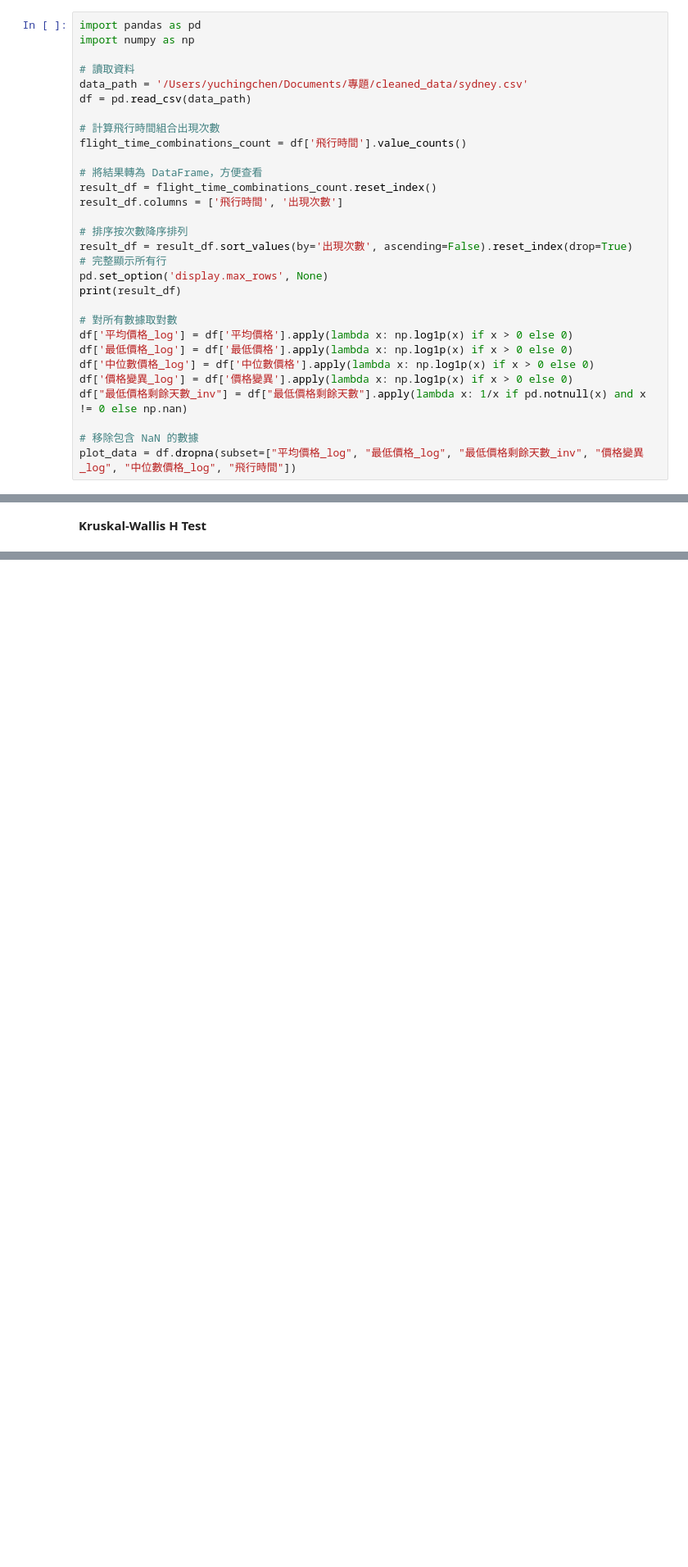
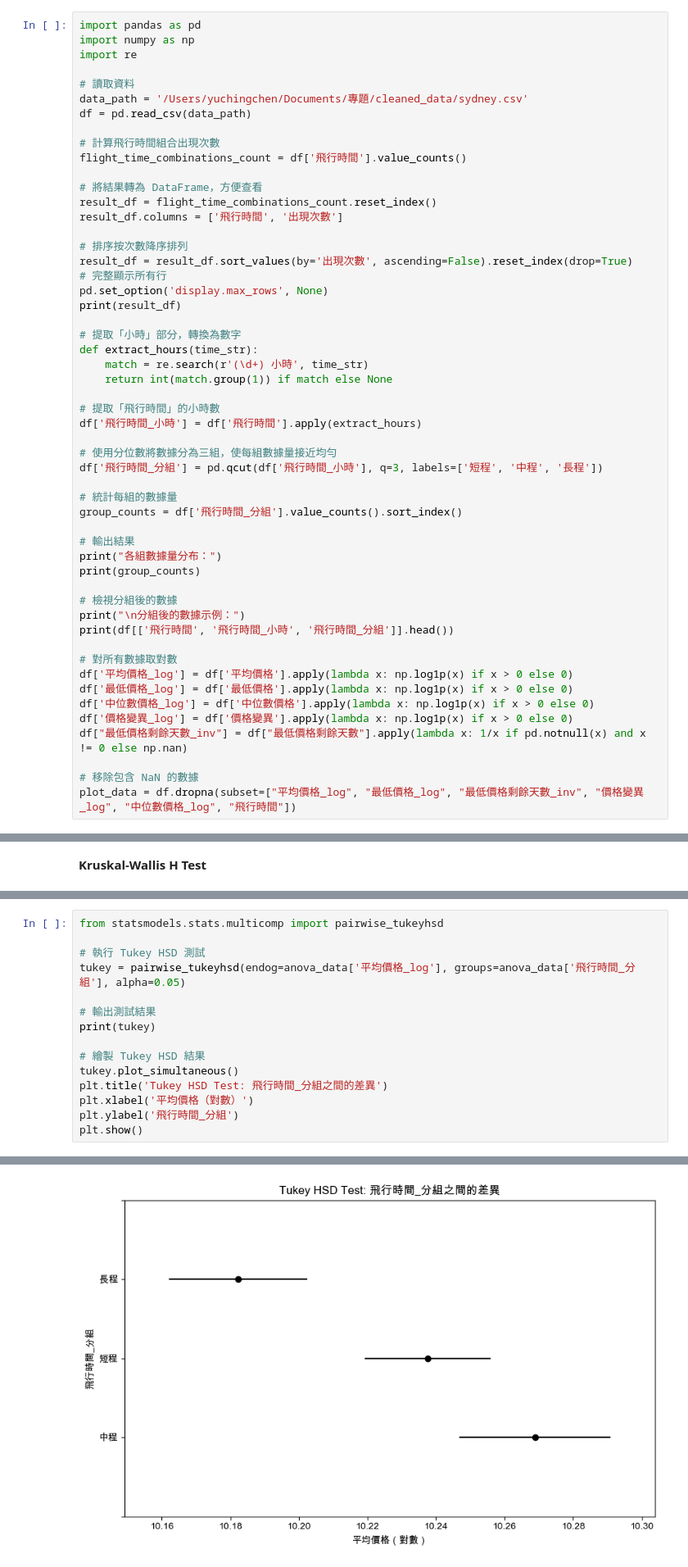
Before and after one commit to ching1223/flight_data, a Jupyter notebook: cleaned_data/flight_time_sydney.ipynb, the cells around one changed output, grey strips where cells are left out. Shown: that part at 82% size. Saved outputs shown, nothing was run; the diff lists cells and outputs as text; blank space fills up the shorter version.

```diff
--- a/cleaned_data/flight_time_sydney.ipynb
+++ b/cleaned_data/flight_time_sydney.ipynb
@@ -5,6 +5,7 @@
 # %%
 import pandas as pd
 import numpy as np
+import re
 
 # 讀取資料
 data_path = '/Users/yuchingchen/Documents/專題/cleaned_data/sydney.csv'
@@ -23,6 +24,28 @@ result_df = result_df.sort_values(by='出現次數', ascending=False).reset_inde
 pd.set_option('display.max_rows', None)
 print(result_df)
 
+# 提取「小時」部分，轉換為數字
+def extract_hours(time_str):
+    match = re.search(r'(\d+) 小時', time_str)
+    return int(match.group(1)) if match else None
+
+# 提取「飛行時間」的小時數
+df['飛行時間_小時'] = df['飛行時間'].apply(extract_hours)
+
+# 使用分位數將數據分為三組，使每組數據量接近均勻
+df['飛行時間_分組'] = pd.qcut(df['飛行時間_小時'], q=3, labels=['短程', '中程', '長程'])
+
+# 統計每組的數據量
+group_counts = df['飛行時間_分組'].value_counts().sort_index()
+
+# 輸出結果
+print("各組數據量分布：")
+print(group_counts)
+
+# 檢視分組後的數據
+print("\n分組後的數據示例：")
+print(df[['飛行時間', '飛行時間_小時', '飛行時間_分組']].head())
+
 # 對所有數據取對數
 df['平均價格_log'] = df['平均價格'].apply(lambda x: np.log1p(x) if x > 0 else 0)
 df['最低價格_log'] = df['最低價格'].apply(lambda x: np.log1p(x) if x > 0 else 0)
@@ -164,0 +189,16 @@ print(results_df)
+# %%
+from statsmodels.stats.multicomp import pairwise_tukeyhsd
+
+# 執行 Tukey HSD 測試
+tukey = pairwise_tukeyhsd(endog=anova_data['平均價格_log'], groups=anova_data['飛行時間_分組'], alpha=0.05)
+
+# 輸出測試結果
+print(tukey)
+
+# 繪製 Tukey HSD 結果
+tukey.plot_simultaneous()
+plt.title('Tukey HSD Test: 飛行時間_分組之間的差異')
+plt.xlabel('平均價格（對數）')
+plt.ylabel('飛行時間_分組')
+plt.show()
+# %% [output]
@@ -164,0 +213 @@ print(results_df)
+[figure, added]
```
Also changed, not shown: parts of 5 cells of this notebook, 24 other files.
